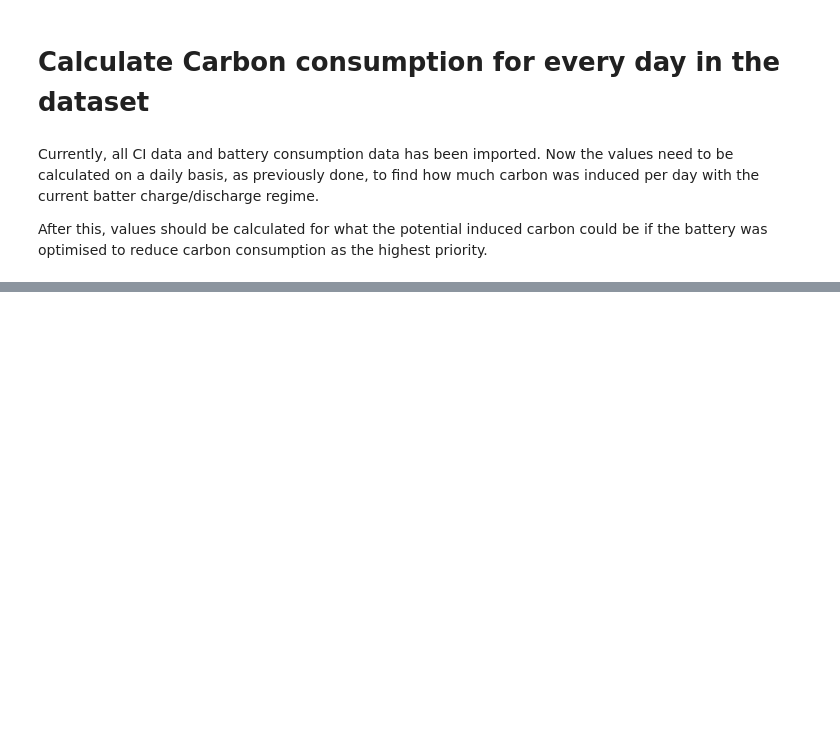
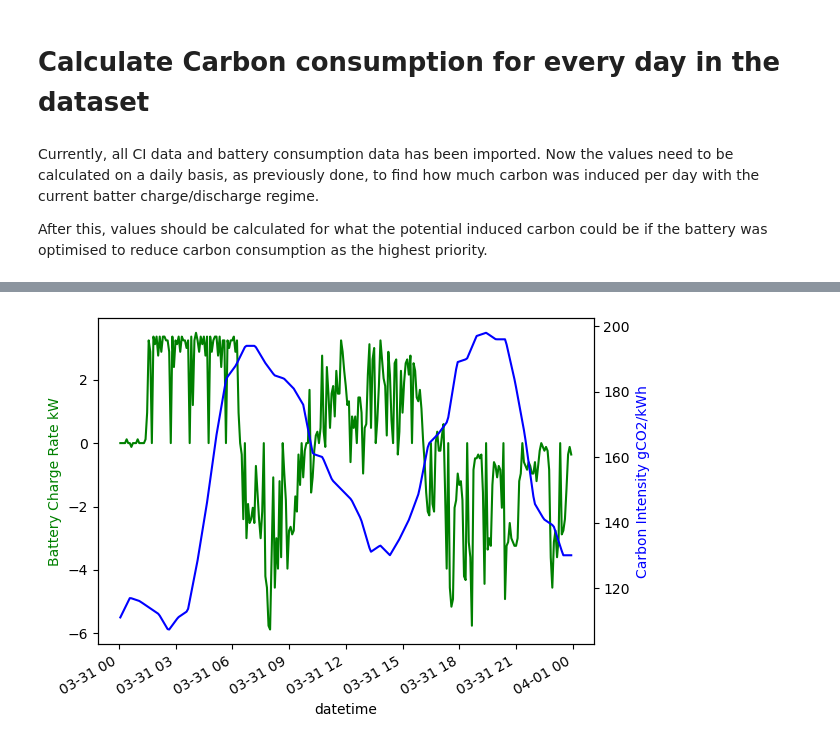
Before and after one commit to jordanesmith/Carbon-Intensity-Project-, a Jupyter notebook: research.ipynb, the cells around one changed output, grey strips where cells are left out. Drawn from its saved outputs; the diff is of its cells as text; code cells hidden in the pictures; blank space fills up the shorter version.

```diff
--- a/research.ipynb
+++ b/research.ipynb
@@ -245,0 +260,17 @@ After this, values should be calculated for what the potential induced carbon co
+# %%
+instance_ci_and_battery_data = data_tools.prepare_ci_and_battery_data(day_str="2022-03-31",
+                                                                      battery_data=all_battery_data,
+                                                                      ci_data=all_ci_data)
+
+fig,ax1 = plt.subplots()
+
+ax1.plot(instance_ci_and_battery_data["datetime"], instance_ci_and_battery_data["battery_power_consumption/kWh"], color='g')
+ax1.set_xlabel("datetime")
+ax1.set_ylabel("Battery Charge Rate kW", color='g')
+
+ax2=ax1.twinx()
+ax2.plot(instance_ci_and_battery_data['datetime'], instance_ci_and_battery_data['act_carbon_intensity/(gCO2/kWh)'], color='b')
+ax2.set_ylabel("Carbon Intensity gCO2/kWh", color='b')
+plt.gcf().autofmt_xdate()
+# %% [output]
+[figure, added]
```
Also changed, not shown: parts of 5 cells of this notebook, 1 other file.
